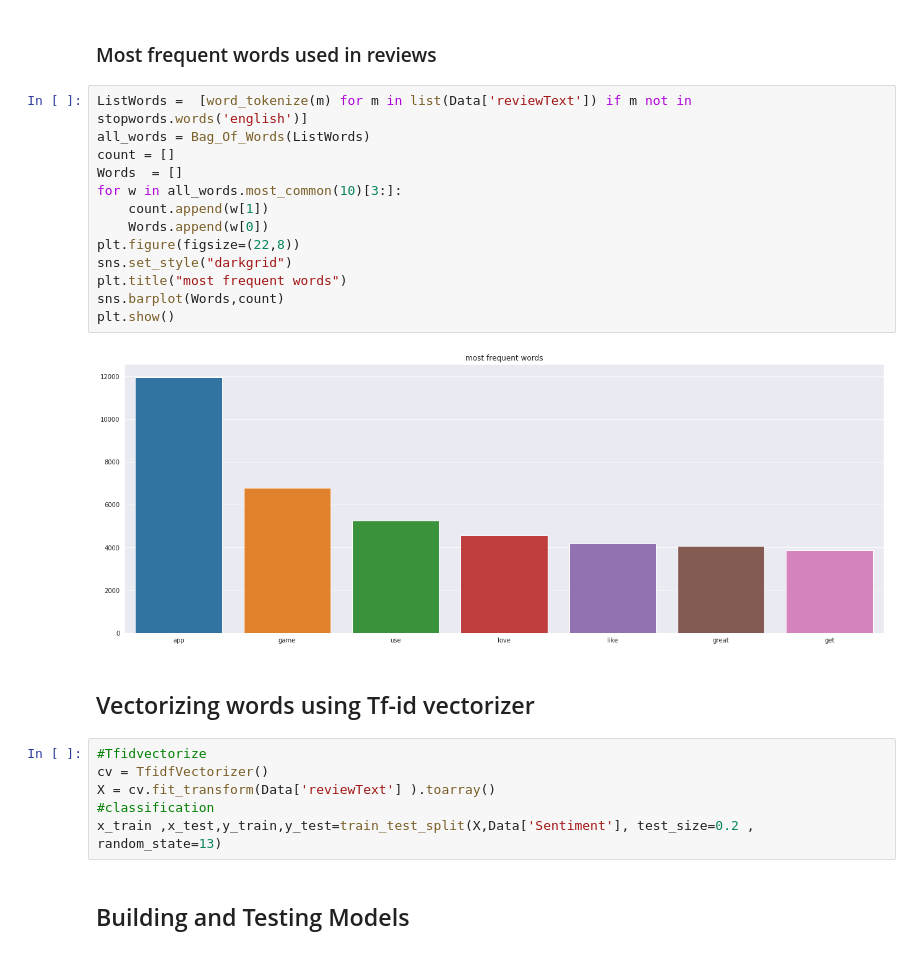
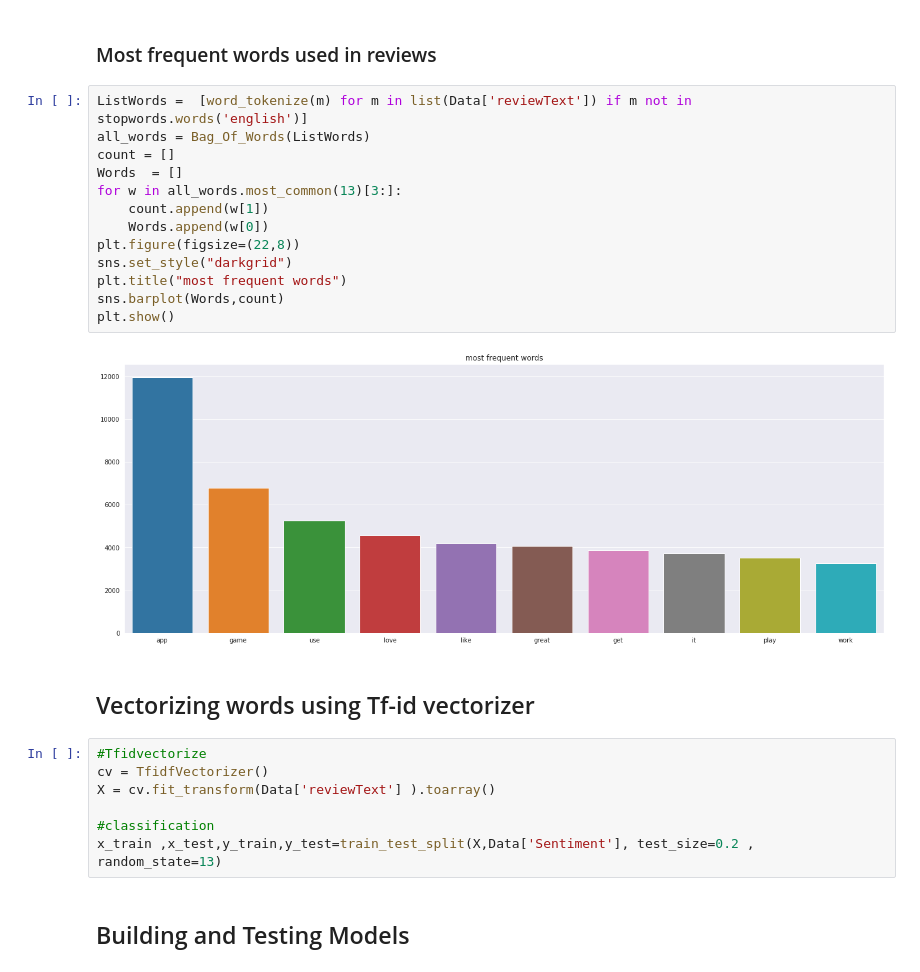
Before and after one commit to MahdiPorheydarii/Sentiment-Analysis, a Jupyter notebook: main.ipynb, the cells around one changed output. Cells and saved outputs as stored; diff of their text form.

```diff
--- a/main.ipynb
+++ b/main.ipynb
@@ -81,24 +82,25 @@ Data['reviewText'] = Data['reviewText'].apply(lambda x: ' '.join([stemmer.stem(y
 # %%
 ListWords =  [word_tokenize(m) for m in list(Data['reviewText']) if m not in stopwords.words('english')]
 all_words = Bag_Of_Words(ListWords)
 count = []
 Words  = []
-for w in all_words.most_common(10)[3:]:
+for w in all_words.most_common(13)[3:]:
     count.append(w[1])
     Words.append(w[0])
 plt.figure(figsize=(22,8))
 sns.set_style("darkgrid")
 plt.title("most frequent words")
 sns.barplot(Words,count)
 plt.show()
 # %% [output]
-[figure, old version]
+[figure, new version]
 # %% [markdown]
 ## Vectorizing words using Tf-id vectorizer
 # %%
 #Tfidvectorize
 cv = TfidfVectorizer()
 X = cv.fit_transform(Data['reviewText'] ).toarray()
+
 #classification
 x_train ,x_test,y_train,y_test=train_test_split(X,Data['Sentiment'], test_size=0.2 , random_state=13)
 # %% [markdown]
```
Also changed, not shown: parts of 6 cells of this notebook.
